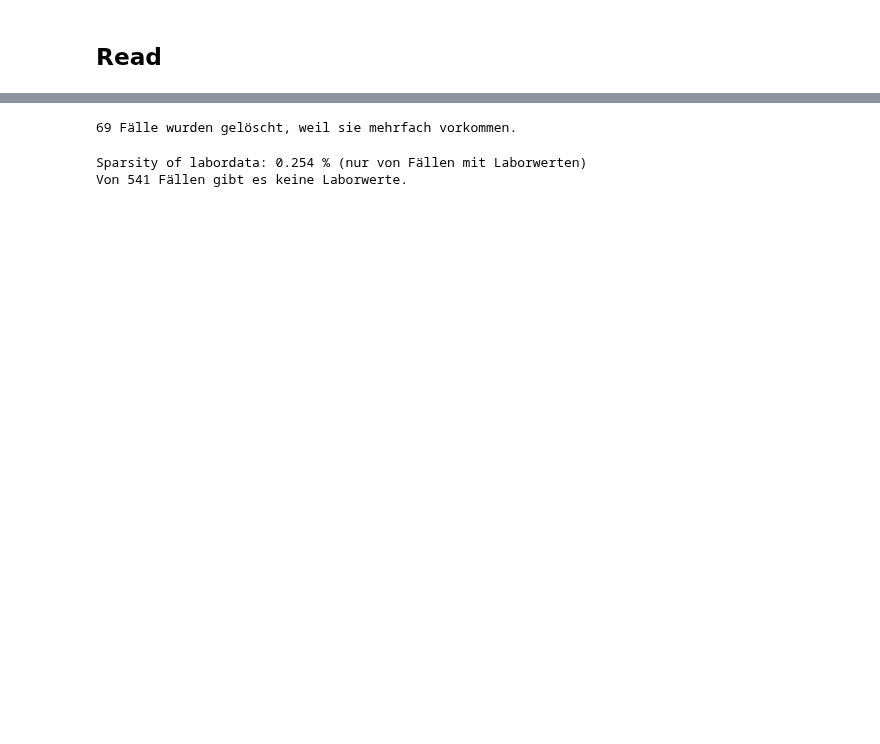
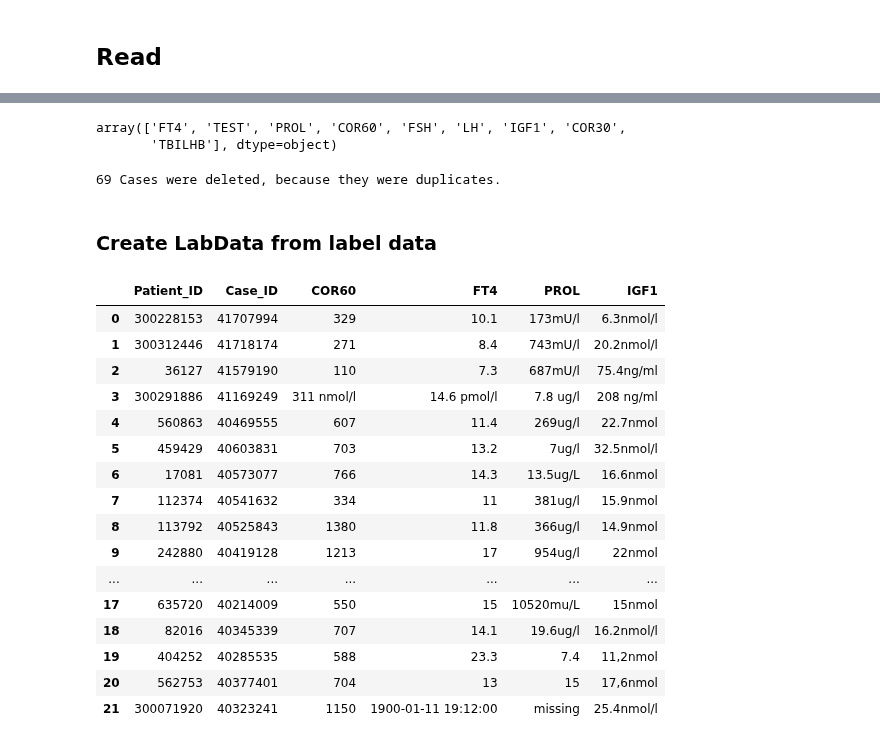
Before and after one commit to tmandelz/classification-prolactinoma, a Jupyter notebook: eda/clean_preprocessing.ipynb, the cells around one changed output, grey strips where cells are left out. Saved outputs shown, nothing was run; the diff lists cells and outputs as text; code cells hidden in the pictures; blank space fills up the shorter version.

```diff
--- a/eda/clean_preprocessing.ipynb
+++ b/eda/clean_preprocessing.ipynb
@@ -280 +252,6 @@ labor_data_for_modell = labor_data_for_modell.groupby(["PATIENT_NR","Analyse-ID"
+# %%
+lab_data_model['Lab_ID'].unique()
+# %% [output]
+array(['FT4', 'TEST', 'PROL', 'COR60', 'FSH', 'LH', 'IGF1', 'COR30',
+       'TBILHB'], dtype=object)
 # %%
@@ -282,8 +259,8 @@ patient_data = pd.read_excel(r'../raw_data/Hypophysenpatienten.xlsx',sheet_name=
 # %%
 # if there are multiple
 n_patients = len(patient_data)
-patient_data = patient_data.groupby(["PATIENT_NR","Fall Nr."])["Datum/Zeit"].max().reset_index()
-print(f"{n_patients-len(patient_data)} Fälle wurden gelöscht, weil sie mehrfach vorkommen.")
+patient_data = patient_data.groupby(["Patient_ID","Case_ID"])["Datum/Zeit"].max().reset_index()
+print(f"{n_patients-len(patient_data)} Cases were deleted, because they were duplicates.")
 # %% [output]
-69 Fälle wurden gelöscht, weil sie mehrfach vorkommen.
+69 Cases were deleted, because they were duplicates.
 # %%
@@ -303,0 +281,25 @@ labor_data_for_modell = labor_data_for_modell.reset_index()
+# %% [markdown]
+### Create LabData from label data
+# %%
+df_additional_lab = pd.read_csv(r'../raw_data/label_data.csv').rename(columns={'Cortisol':'COR60','fT4':'FT4','Prolactin':'PROL'})[['Patient_ID','Case_ID','COR60','FT4','PROL','IGF1']]
+df_additional_lab.columns
+df_additional_lab = df_additional_lab.dropna(subset=['PROL','IGF1','COR60','FT4',]).reset_index(drop=True)
+df_additional_lab
+# %% [output]
+|  | Patient_ID | Case_ID | COR60 | FT4 | PROL | IGF1 |
+| 0 | 300228153 | 41707994 | 329 | 10.1 | 173mU/l | 6.3nmol/l |
+| 1 | 300312446 | 41718174 | 271 | 8.4 | 743mU/l | 20.2nmol/l |
+| 2 | 36127 | 41579190 | 110 | 7.3 | 687mU/l | 75.4ng/ml |
+| 3 | 300291886 | 41169249 | 311 nmol/l | 14.6 pmol/l | 7.8 ug/l | 208 ng/ml |
+| 4 | 560863 | 40469555 | 607 | 11.4 | 269ug/l | 22.7nmol |
+| 5 | 459429 | 40603831 | 703 | 13.2 | 7ug/l | 32.5nmol/l |
+| 6 | 17081 | 40573077 | 766 | 14.3 | 13.5ug/L | 16.6nmol |
+| 7 | 112374 | 40541632 | 334 | 11 | 381ug/l | 15.9nmol |
+| 8 | 113792 | 40525843 | 1380 | 11.8 | 366ug/l | 14.9nmol |
+| 9 | 242880 | 40419128 | 1213 | 17 | 954ug/l | 22nmol |
+| ... | ... | ... | ... | ... | ... | ... |
+| 17 | 635720 | 40214009 | 550 | 15 | 10520mu/L | 15nmol |
+| 18 | 82016 | 40345339 | 707 | 14.1 | 19.6ug/l | 16.2nmol/l |
+| 19 | 404252 | 40285535 | 588 | 23.3 | 7.4 | 11,2nmol |
+| 20 | 562753 | 40377401 | 704 | 13 | 15 | 17,6nmol |
+| 21 | 300071920 | 40323241 | 1150 | 1900-01-11 19:12:00 | missing | 25.4nmol/l |
@@ -304,7 +317,4 @@ labor_data_for_modell = labor_data_for_modell.reset_index()
 # %%
-print(f"Sparsity of labordata: {round(labor_data_for_modell.isna().mean().mean(),3)} % (nur von Fällen mit Laborwerten)")
-print(f"Von {len(patient_data)-len(labor_data_for_modell)} Fällen gibt es keine Laborwerte.")
+print(f"Sparsity of labordata: {round(lab_data_model.isna().mean().mean(),3)} % (nur von Fällen mit Laborwerten)")
+print(f"Von {len(patient_data)-len(lab_data_model)} Fällen gibt es keine Laborwerte.")
-# %% [output]
-Sparsity of labordata: 0.254 % (nur von Fällen mit Laborwerten)
-Von 541 Fällen gibt es keine Laborwerte.
 # %%
```
Also changed, not shown: parts of 42 cells of this notebook.
